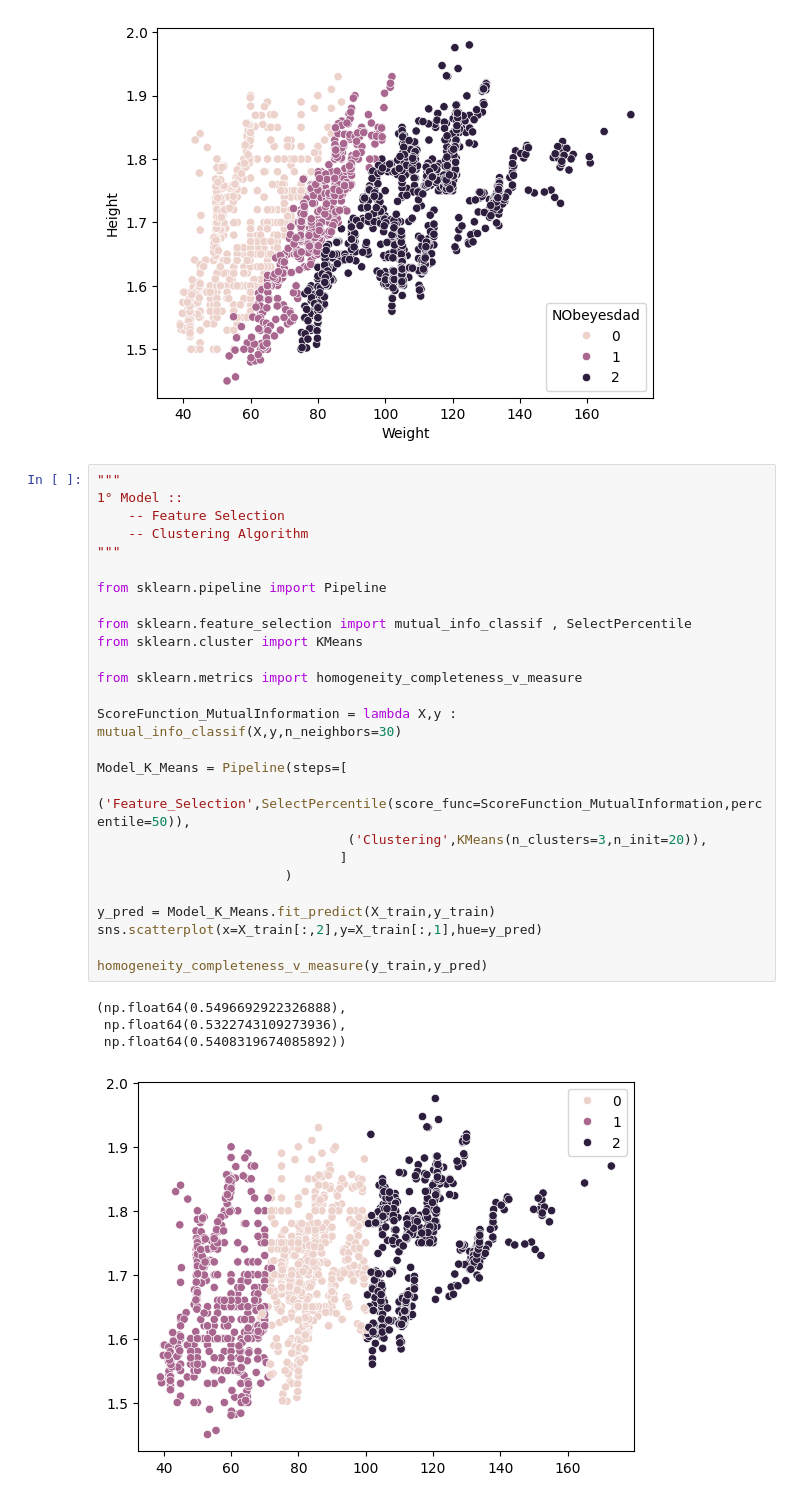
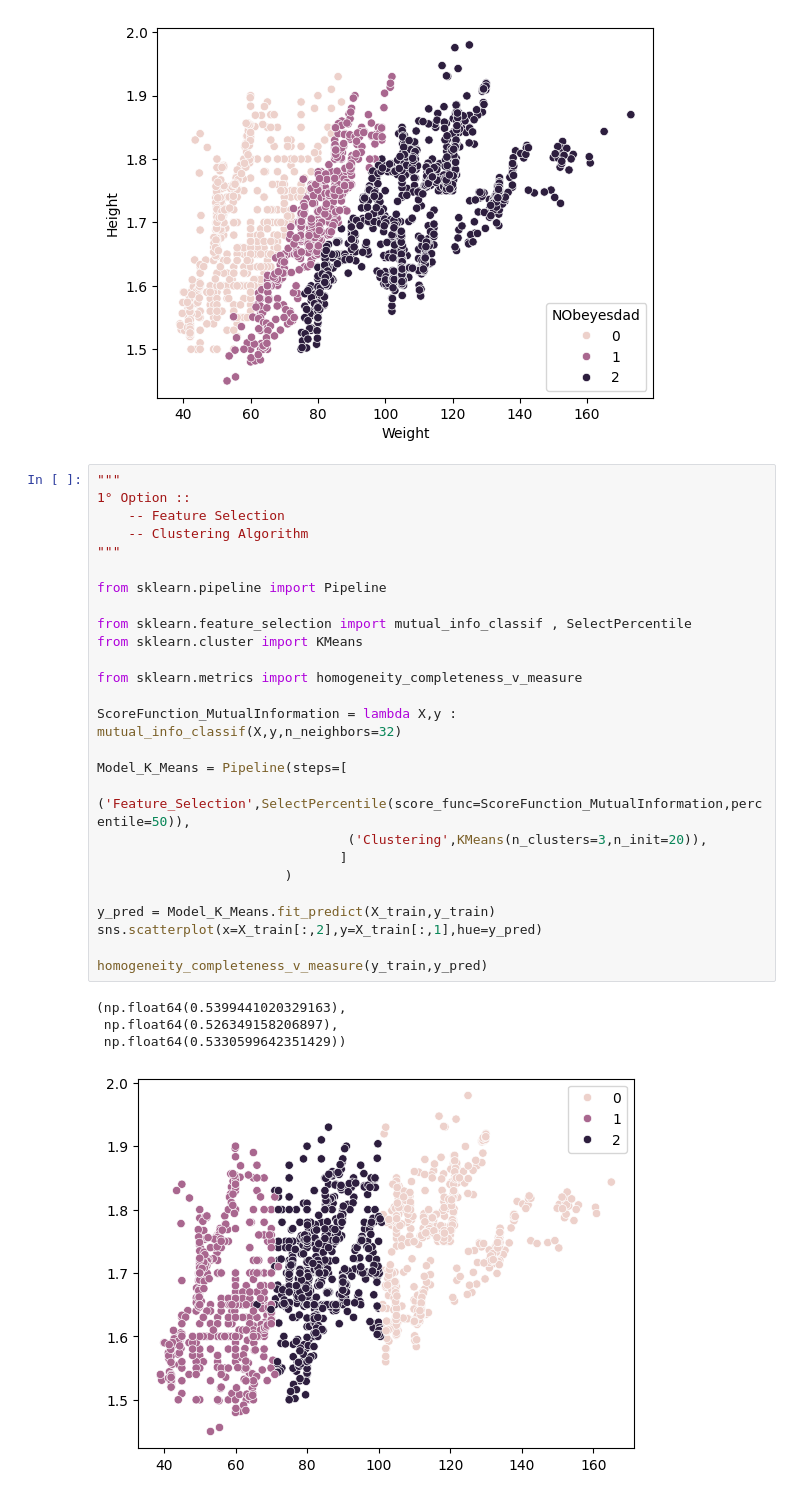
Before and after one commit to alexisuaguilaru/Obesity_Levels_Model, a Jupyter notebook: Model/Model.ipynb, the cells around one changed output. Cells and saved outputs as stored; diff of their text form.

```diff
--- a/Model/Model.ipynb
+++ b/Model/Model.ipynb
@@ -34,32 +36,32 @@ sns.scatterplot(ObesityDataset_Groups,x='Weight',y='Height',hue='NObeyesdad')
 [figure]
 # %%
 """
-1° Model ::
+1° Option ::
     -- Feature Selection
     -- Clustering Algorithm
 """
 
 from sklearn.pipeline import Pipeline
 
 from sklearn.feature_selection import mutual_info_classif , SelectPercentile
 from sklearn.cluster import KMeans
 
 from sklearn.metrics import homogeneity_completeness_v_measure
 
-ScoreFunction_MutualInformation = lambda X,y : mutual_info_classif(X,y,n_neighbors=30)
+ScoreFunction_MutualInformation = lambda X,y : mutual_info_classif(X,y,n_neighbors=32)
 
 Model_K_Means = Pipeline(steps=[
                                 ('Feature_Selection',SelectPercentile(score_func=ScoreFunction_MutualInformation,percentile=50)),
                                 ('Clustering',KMeans(n_clusters=3,n_init=20)),
                                ]
                         )
 
 y_pred = Model_K_Means.fit_predict(X_train,y_train)
 sns.scatterplot(x=X_train[:,2],y=X_train[:,1],hue=y_pred)
 
 homogeneity_completeness_v_measure(y_train,y_pred)
 # %% [output]
-(np.float64(0.5496692922326888),
- np.float64(0.5322743109273936),
- np.float64(0.5408319674085892))
+(np.float64(0.5399441020329163),
+ np.float64(0.526349158206897),
+ np.float64(0.5330599642351429))
-[figure, old version]
+[figure, new version]
```
Also changed, not shown: parts of 7 cells of this notebook.
